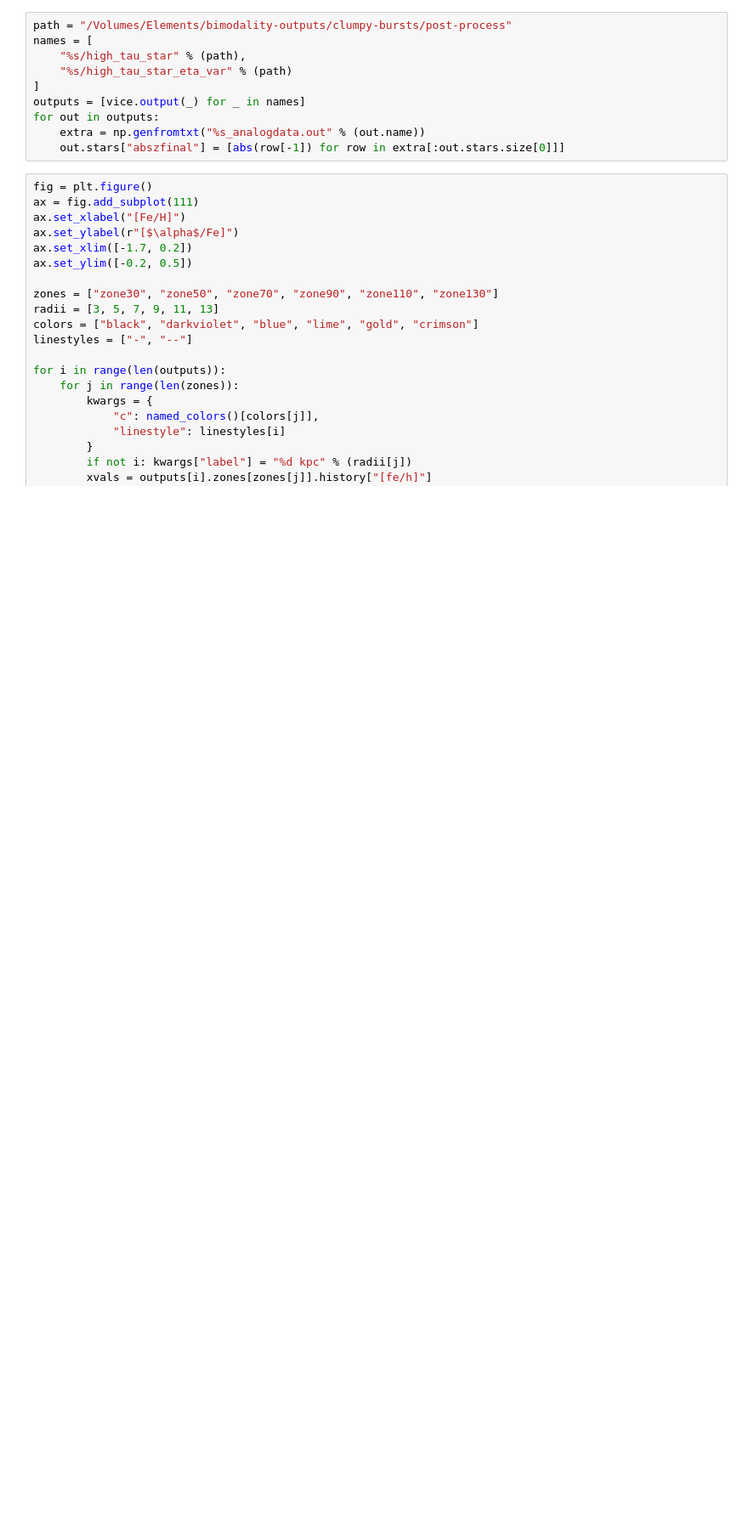
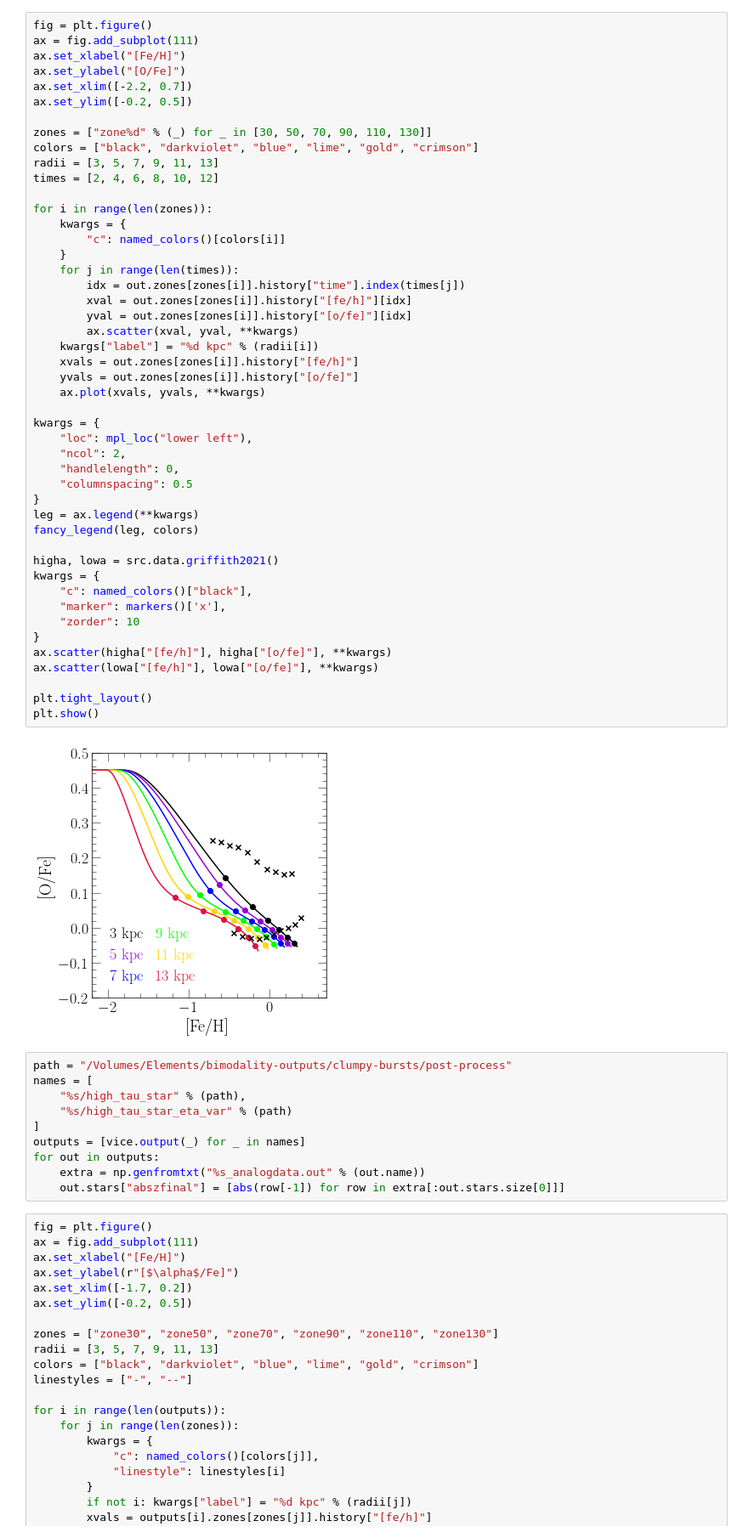
Before and after one commit to giganano/bimodality, a Jupyter notebook: notebooks/clumpy_bursts_initial.ipynb, the cells around one changed output. Shown at 85% size. Saved outputs shown, nothing was run; the diff lists cells and outputs as text; blank space fills up the shorter version.

```diff
--- a/notebooks/clumpy_bursts_initial.ipynb
+++ b/notebooks/clumpy_bursts_initial.ipynb
@@ -12,3 +20,52 @@ sys.version_info(major=3, minor=10, micro=2, releaselevel='final', serial=0)
+# %%
+fig = plt.figure()
+ax = fig.add_subplot(111)
+ax.set_xlabel("[Fe/H]")
+ax.set_ylabel("[O/Fe]")
+ax.set_xlim([-2.2, 0.7])
+ax.set_ylim([-0.2, 0.5])
+
+zones = ["zone%d" % (_) for _ in [30, 50, 70, 90, 110, 130]]
+colors = ["black", "darkviolet", "blue", "lime", "gold", "crimson"]
+radii = [3, 5, 7, 9, 11, 13]
+times = [2, 4, 6, 8, 10, 12]
+
+for i in range(len(zones)):
+    kwargs = {
+        "c": named_colors()[colors[i]]
+    }
+    for j in range(len(times)):
+        idx = out.zones[zones[i]].history["time"].index(times[j])
+        xval = out.zones[zones[i]].history["[fe/h]"][idx]
+        yval = out.zones[zones[i]].history["[o/fe]"][idx]
+        ax.scatter(xval, yval, **kwargs)
+    kwargs["label"] = "%d kpc" % (radii[i])
+    xvals = out.zones[zones[i]].history["[fe/h]"]
+    yvals = out.zones[zones[i]].history["[o/fe]"]
+    ax.plot(xvals, yvals, **kwargs)
+
+kwargs = {
+    "loc": mpl_loc("lower left"),
+    "ncol": 2,
+    "handlelength": 0,
+    "columnspacing": 0.5
+}
+leg = ax.legend(**kwargs)
+fancy_legend(leg, colors)
+
+higha, lowa = src.data.griffith2021()
+kwargs = {
+    "c": named_colors()["black"],
+    "marker": markers()['x'],
+    "zorder": 10
+}
+ax.scatter(higha["[fe/h]"], higha["[o/fe]"], **kwargs)
+ax.scatter(lowa["[fe/h]"], lowa["[o/fe]"], **kwargs)
+
+plt.tight_layout()
+plt.show()
+# %% [output]
+[figure, added]
 # %%
 path = "/Volumes/Elements/bimodality-outputs/clumpy-bursts/post-process"
 names = [
```
Also changed, not shown: parts of 5 cells of this notebook, 10 other files.
